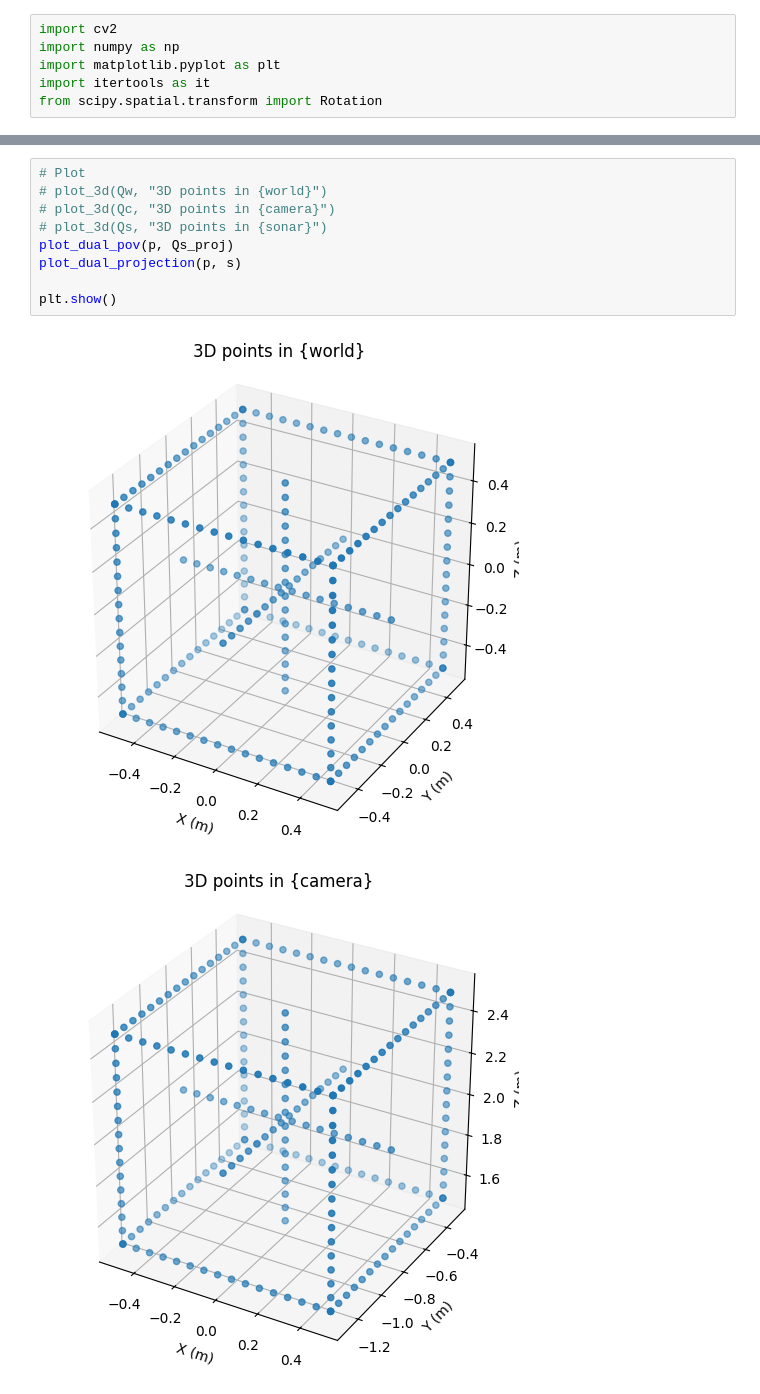
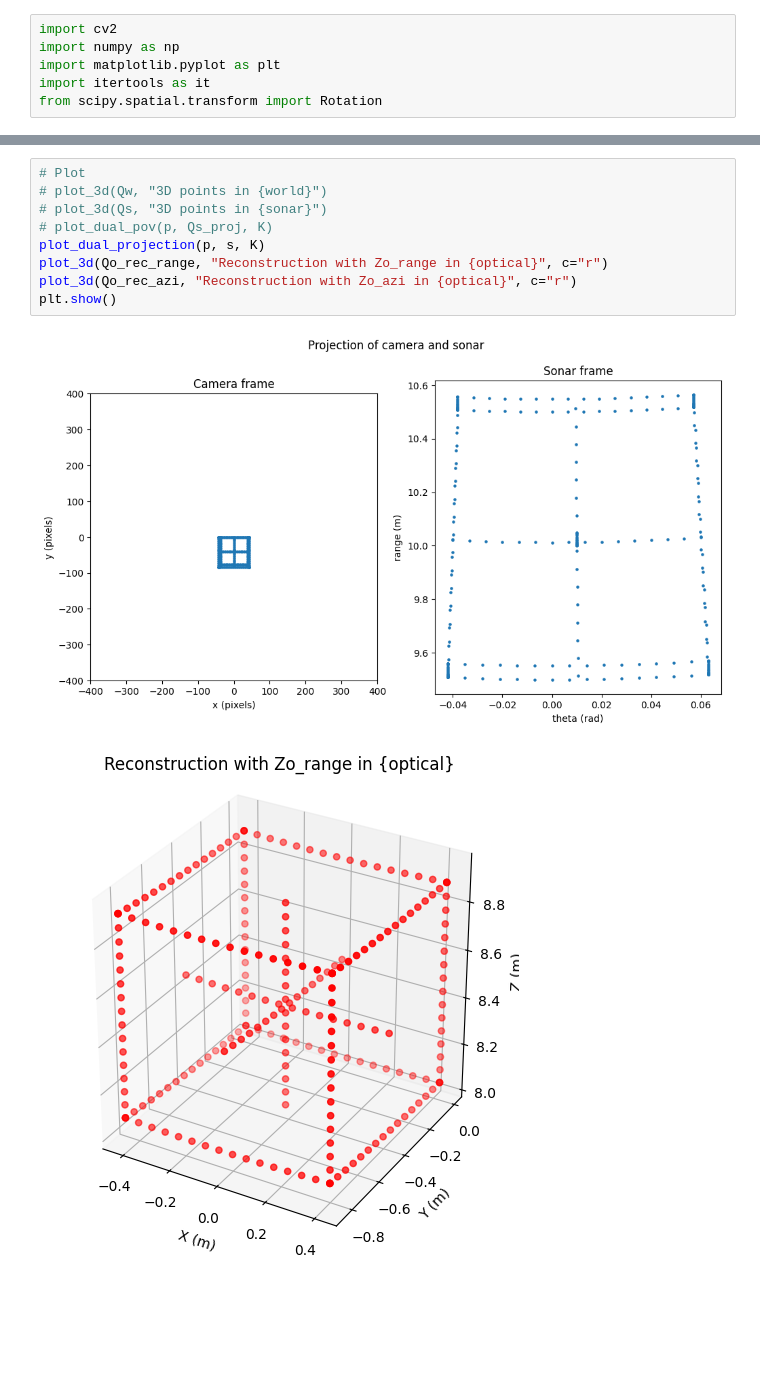
Before and after one commit to yufanana/OptiAcoustic, a Jupyter notebook: scripts/opti_acoustic.ipynb, the cells around one changed output, grey strips where cells are left out. Saved outputs shown, nothing was run; the diff lists cells and outputs as text; blank space fills up the shorter version.

Commit message:
Added m-solution, range solution not fully working

```diff
--- a/scripts/opti_acoustic.ipynb
+++ b/scripts/opti_acoustic.ipynb
@@ -173,12 +317,12 @@ Qs_proj = project_optical(K, np.eye(3), np.array([[0, -0.4, 0]]).T, Qs)
 # %%
 # Plot
 # plot_3d(Qw, "3D points in {world}")
-# plot_3d(Qc, "3D points in {camera}")
 # plot_3d(Qs, "3D points in {sonar}")
-plot_dual_pov(p, Qs_proj)
-plot_dual_projection(p, s)
-
+# plot_dual_pov(p, Qs_proj, K)
+plot_dual_projection(p, s, K)
+plot_3d(Qo_rec_range, "Reconstruction with Zo_range in {optical}", c="r")
+plot_3d(Qo_rec_azi, "Reconstruction with Zo_azi in {optical}", c="r")
 plt.show()
 # %% [output]
-[figure, old version]
+[figure, new version]
-[figure, old version]
+[figure, new version]
```
Also changed, not shown: parts of 11 cells of this notebook, 3 other files.
